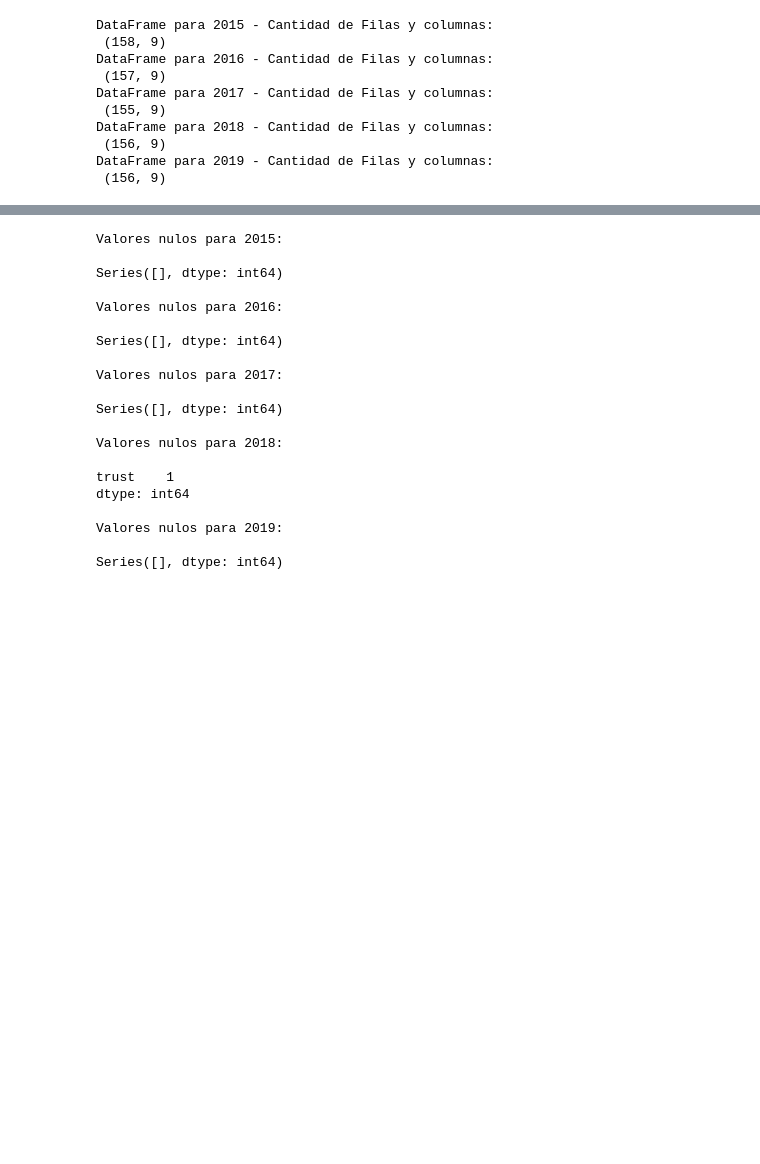
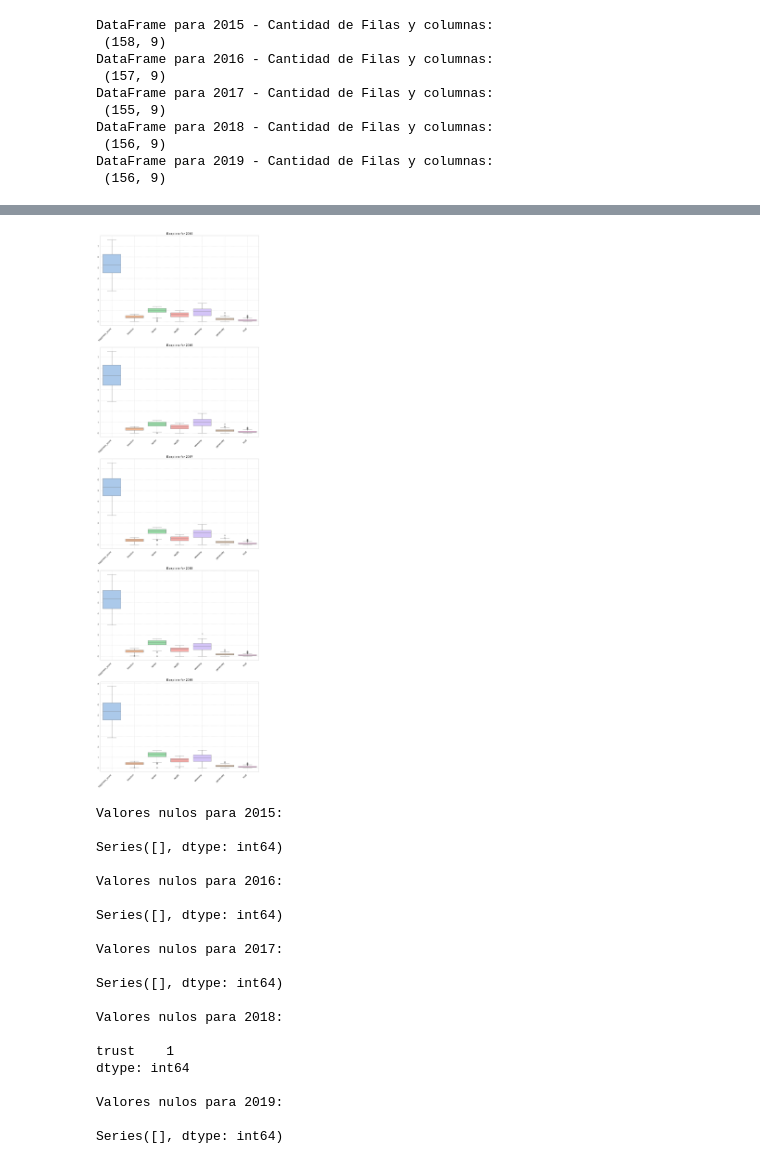
Before and after one commit to ntlg72/etl-workshop-3, a Jupyter notebook: notebooks/1.0-nlg-EDA.ipynb, the cells around one changed output, grey strips where cells are left out. Saved outputs shown, nothing was run; the diff lists cells and outputs as text; code cells hidden in the pictures; blank space fills up the shorter version.

```diff
--- a/notebooks/1.0-nlg-EDA.ipynb
+++ b/notebooks/1.0-nlg-EDA.ipynb
@@ -249,3 +278,24 @@ Outliers detectados para 2019:
+# %%
+# Define function to plot enlarged boxplots without 'happiness_rank'
+def plot_boxplots(dfs):
+    fig, axes = plt.subplots(nrows=len(dfs), ncols=1, figsize=(12, 8 * len(dfs)))  # Enlarged figure size
+
+    for i, (year, df) in enumerate(dfs.items()):
+        ax = axes[i] if len(dfs) > 1 else axes
+        numeric_cols = df.select_dtypes(include=[float, int]).drop(columns=["happiness_rank"], errors="ignore")  # Exclude happiness_rank
+
+        sns.boxplot(data=numeric_cols, ax=ax, palette="pastel")
+        ax.set_title(f"Boxplots for {year}", fontsize=16, fontweight="bold")
+        ax.set_xticklabels(ax.get_xticklabels(), rotation=45, ha='right', fontsize=12)  # Improve readability
+        ax.grid(True, linestyle='--', alpha=0.7)
+
+    plt.tight_layout()
+    plt.show()
+
+# Call the function
+plot_boxplots(dfs)
+# %% [output]
+[figure, added]
 # %%
 # Iterar sobre los DataFrames y detectar valores nulos
 for year, df in dfs.items():
```
Also changed, not shown: parts of 18 cells of this notebook.
